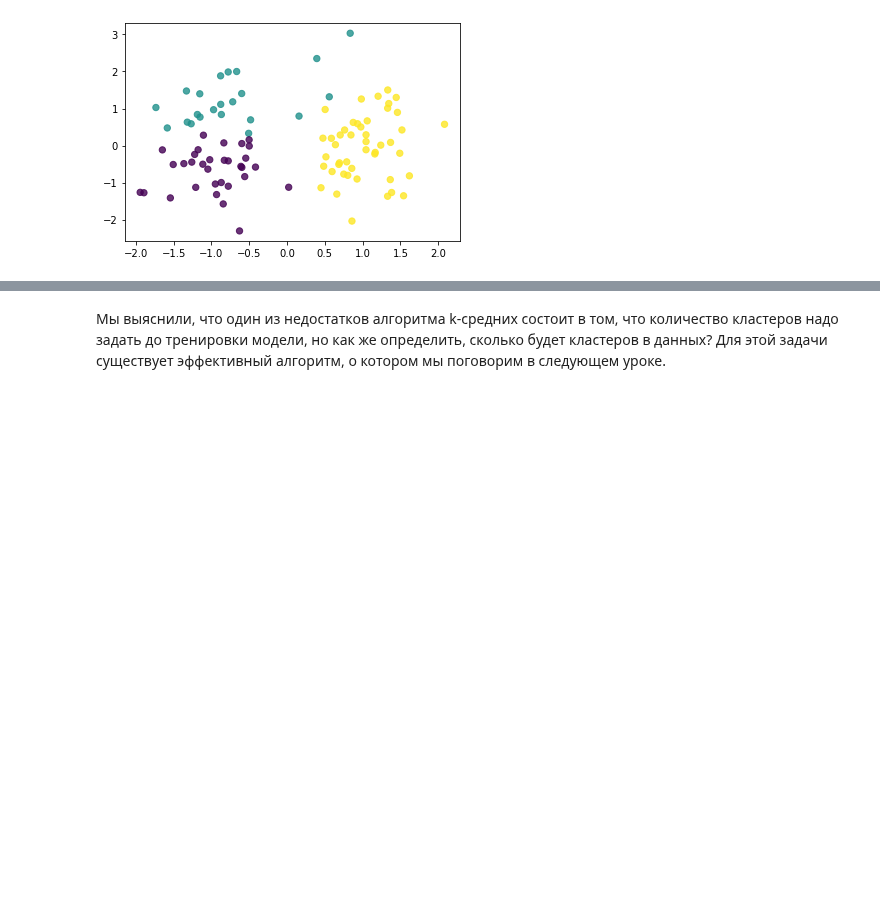
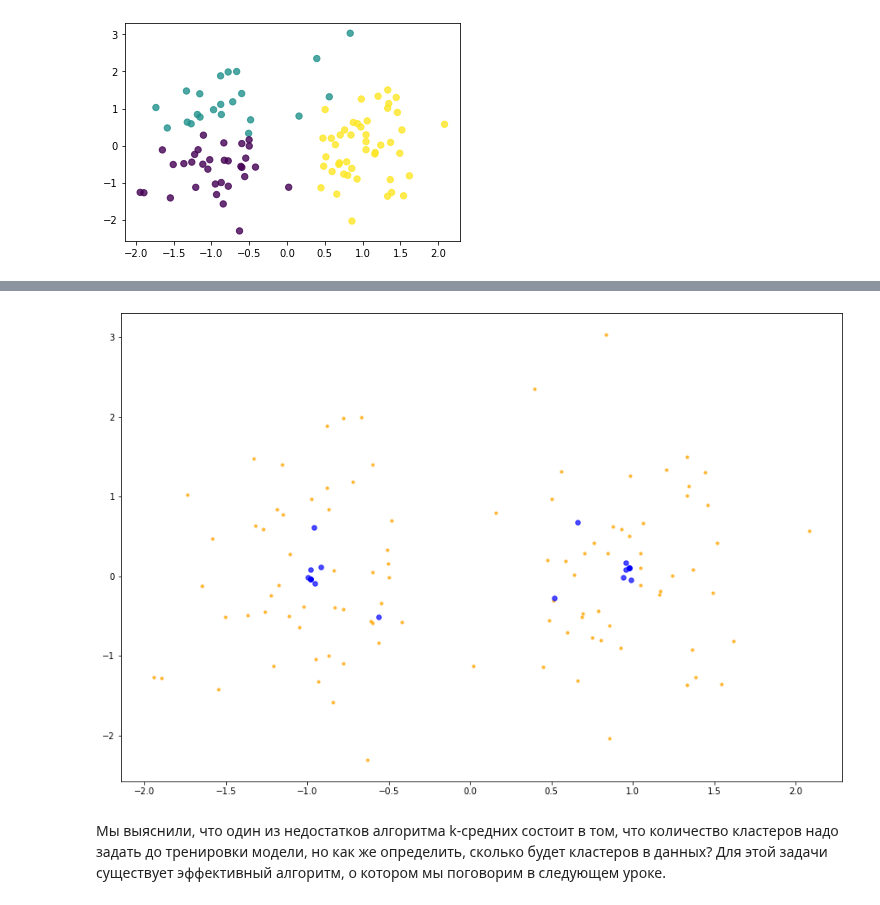
Before and after one commit to larinsi/DS0P, a Jupyter notebook: Machine_learning_Entry_level/07_ML_Clustering/jun_ml_7_hw_2.ipynb, the cells around one changed output, grey strips where cells are left out. Saved outputs shown, nothing was run; the diff lists cells and outputs as text; code cells hidden in the pictures; blank space fills up the shorter version.

```diff
--- a/Machine_learning_Entry_level/07_ML_Clustering/jun_ml_7_hw_2.ipynb
+++ b/Machine_learning_Entry_level/07_ML_Clustering/jun_ml_7_hw_2.ipynb
@@ -87,2 +85,14 @@ kmeans_model = KMeans(n_clusters=2, n_init=1, random_state=None, algorithm='full
+# %%
+c = np.array([[0, 0]])
+for i in range(10):
+    kmeans_model = KMeans(n_clusters=2, n_init=1, random_state=None, algorithm='full', max_iter=2).fit(X)
+    c = np.append(c, values=kmeans_model.cluster_centers_, axis=0)
+
+plt.figure(figsize=(15,10))
+plt.scatter(X[:, 0], X[:, 1], s=10, c='orange', alpha=0.7)
+plt.scatter(c[1:, 0], c[1:, 1], s=30, c='blue', alpha=0.7)
+plt.show()
+# %% [output]
+[figure, added]
 # %% [markdown]
 Мы выяснили, что один из недостатков алгоритма k-средних состоит в том, что количество кластеров надо задать до тренировки модели, но как же определить, сколько будет кластеров в данных? Для этой задачи существует эффективный алгоритм, о котором мы поговорим в следующем уроке.
```
Also changed, not shown: parts of 1 cell of this notebook.
